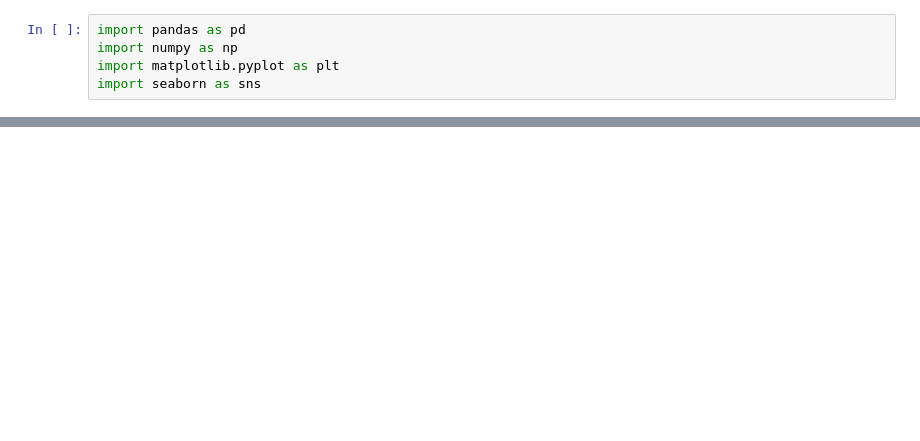
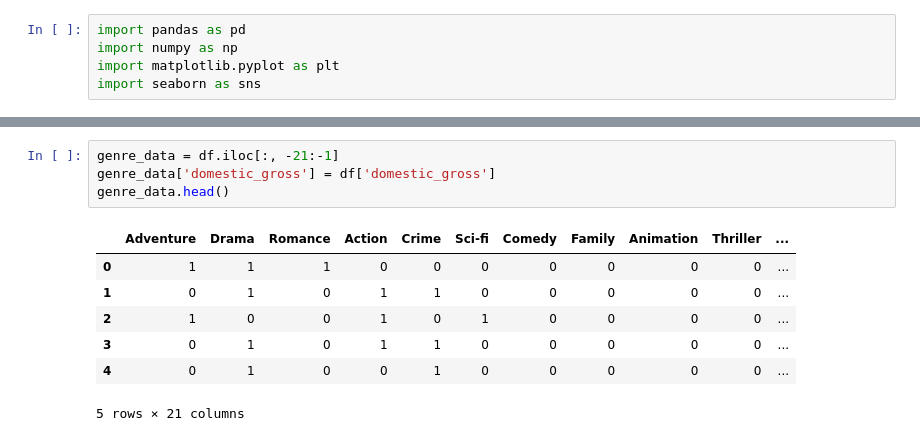
Before and after one commit to k-christensen/K_and_A_movie_project, a Jupyter notebook: K_visualizations.ipynb, the cells around one changed output, grey strips where cells are left out. Cells and saved outputs as stored; diff of their text form; blank space fills up the shorter version.

```diff
--- a/K_visualizations.ipynb
+++ b/K_visualizations.ipynb
@@ -24,0 +96,12 @@ import seaborn as sns
+# %%
+genre_data = df.iloc[:, -21:-1]
+genre_data['domestic_gross'] = df['domestic_gross']
+genre_data.head()
+# %% [output]
+|  | Adventure | Drama | Romance | Action | Crime | Sci-fi | Comedy | Family | Animation | Thriller | ... |
+| 0 | 1 | 1 | 1 | 0 | 0 | 0 | 0 | 0 | 0 | 0 | ... |
+| 1 | 0 | 1 | 0 | 1 | 1 | 0 | 0 | 0 | 0 | 0 | ... |
+| 2 | 1 | 0 | 0 | 1 | 0 | 1 | 0 | 0 | 0 | 0 | ... |
+| 3 | 0 | 1 | 0 | 1 | 1 | 0 | 0 | 0 | 0 | 0 | ... |
+| 4 | 0 | 1 | 0 | 0 | 1 | 0 | 0 | 0 | 0 | 0 | ... |
+5 rows × 21 columns
```
Also changed, not shown: parts of 10 cells of this notebook, 2 other files.
